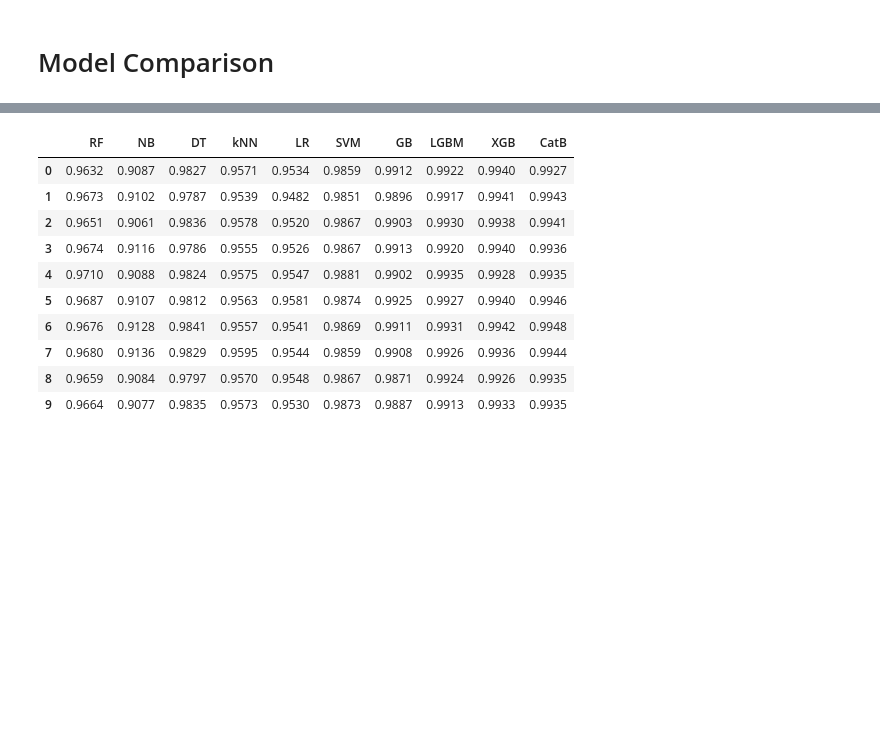
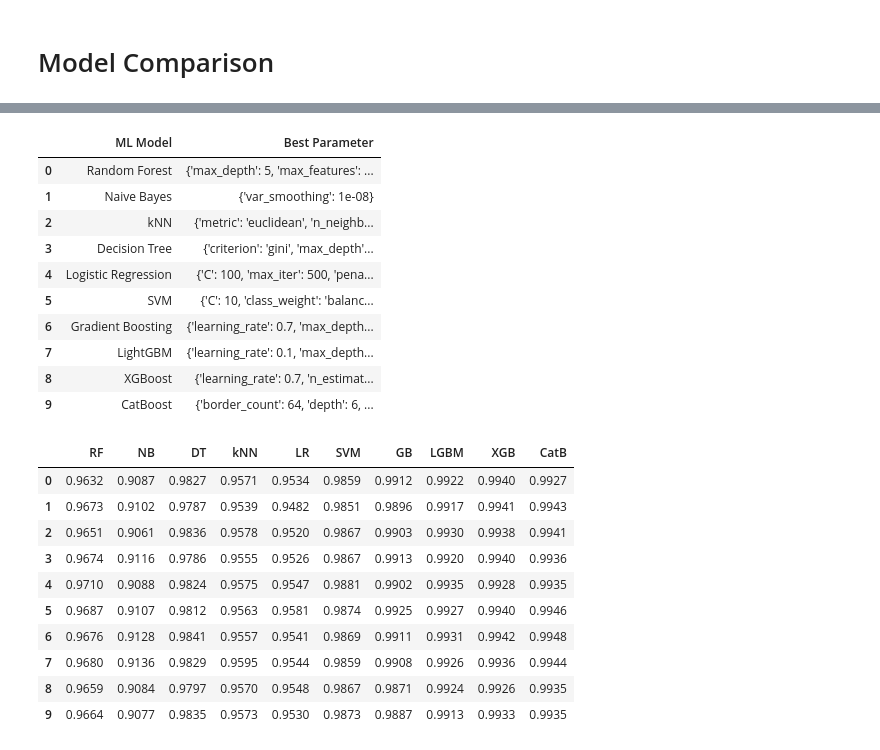
Before and after one commit to arikustiawan/PhishOFE, a Jupyter notebook: PhishOFE_Model_Building_and_Training.ipynb, the cells around one changed output, grey strips where cells are left out. Saved outputs shown, nothing was run; the diff lists cells and outputs as text; code cells hidden in the pictures; blank space fills up the shorter version.

```diff
--- a/PhishOFE_Model_Building_and_Training.ipynb
+++ b/PhishOFE_Model_Building_and_Training.ipynb
@@ -242,6 +242,8 @@ Selected Features:  ['IsHTTPS', 'TLD', 'URLLength', 'NoOfSubDomain', 'NoOfDots',
 # Creating holders to store the model performance results
 ML_Model = []
 ML_Model2 = []
+ML_Model3 = []
+best_parameter =[]
 accuracy = []
 f1_score = []
 recall = []
@@ -320,6 +322,10 @@ def storeResults2(model, e,f):
   training_time.append(round(e, 4))
   prediction_time.append(round(f, 4))
 
+def storeBestParam(model, g):
+    ML_Model3.append(model)
+    best_parameter.append(g)
+
 #number of prepeated runs
 kf = StratifiedKFold(n_splits=10, shuffle=True, random_state=42)
 warnings.filterwarnings("ignore")
@@ -1482,3 +1597,20 @@ print(df_catB)
+# %%
+resultBestParam = pd.DataFrame({ 'ML Model' : ML_Model3,
+                        'Best Parameter' : best_parameter,
+                      })
+resultBestParam
+# %% [output]
+|  | ML Model | Best Parameter |
+| 0 | Random Forest | {'max_depth': 5, 'max_features': ... |
+| 1 | Naive Bayes | {'var_smoothing': 1e-08} |
+| 2 | kNN | {'metric': 'euclidean', 'n_neighb... |
+| 3 | Decision Tree | {'criterion': 'gini', 'max_depth'... |
+| 4 | Logistic Regression | {'C': 100, 'max_iter': 500, 'pena... |
+| 5 | SVM | {'C': 10, 'class_weight': 'balanc... |
+| 6 | Gradient Boosting | {'learning_rate': 0.7, 'max_depth... |
+| 7 | LightGBM | {'learning_rate': 0.1, 'max_depth... |
+| 8 | XGBoost | {'learning_rate': 0.7, 'n_estimat... |
+| 9 | CatBoost | {'border_count': 64, 'depth': 6, ... |
 # %%
 df_accuracy = pd.DataFrame({
     "RF": rf_accuracy,
```
Also changed, not shown: parts of 22 cells of this notebook.
